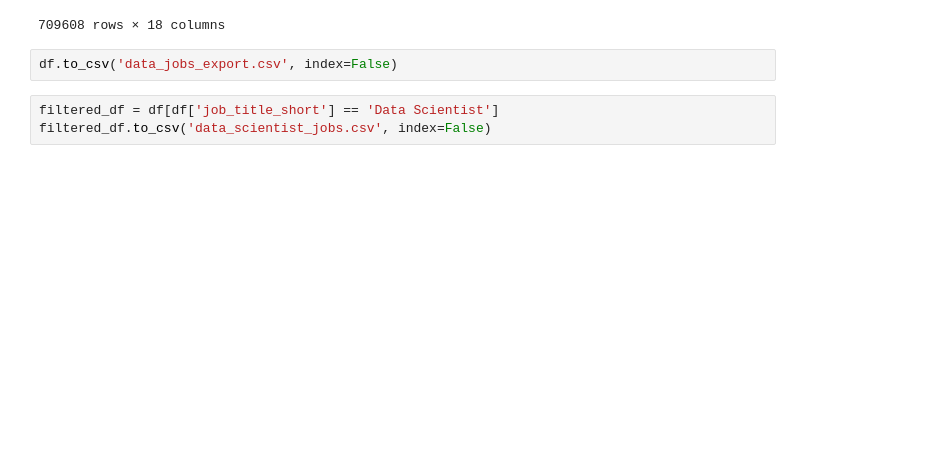
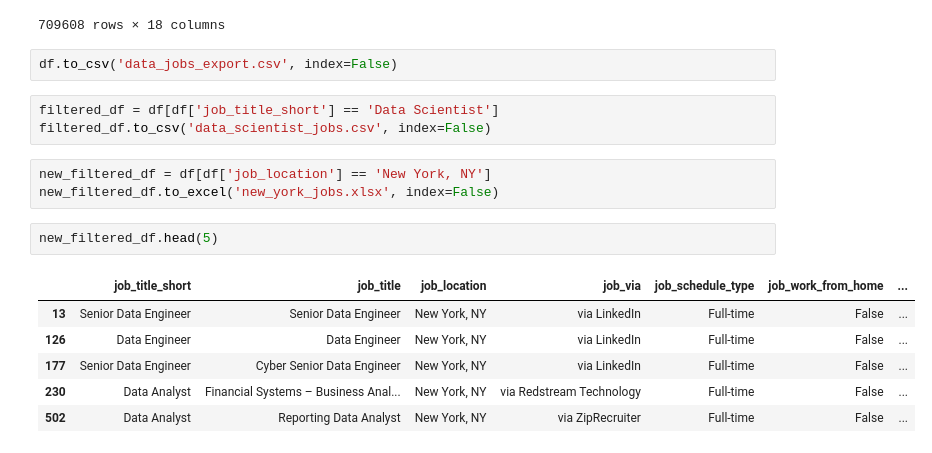
Before and after one commit to BindonWrathbite/Python-Data-Advanced, a Jupyter notebook: pandas_merge_concat_frames.ipynb, the cells around one changed output. Drawn from its saved outputs; the diff is of its cells as text; blank space fills up the shorter version.

Commit message:
exported new_york jobs to xlsx

```diff
--- a/pandas_merge_concat_frames.ipynb
+++ b/pandas_merge_concat_frames.ipynb
@@ -196,3 +196,15 @@ df.to_csv('data_jobs_export.csv', index=False)
 # %%
 filtered_df = df[df['job_title_short'] == 'Data Scientist']
 filtered_df.to_csv('data_scientist_jobs.csv', index=False)
+# %%
+new_filtered_df = df[df['job_location'] == 'New York, NY']
+new_filtered_df.to_excel('new_york_jobs.xlsx', index=False)
+# %%
+new_filtered_df.head(5)
+# %% [output]
+|  | job_title_short | job_title | job_location | job_via | job_schedule_type | job_work_from_home | ... |
+| 13 | Senior Data Engineer | Senior Data Engineer | New York, NY | via LinkedIn | Full-time | False | ... |
+| 126 | Data Engineer | Data Engineer | New York, NY | via LinkedIn | Full-time | False | ... |
+| 177 | Senior Data Engineer | Cyber Senior Data Engineer | New York, NY | via LinkedIn | Full-time | False | ... |
+| 230 | Data Analyst | Financial Systems – Business Anal... | New York, NY | via Redstream Technology | Full-time | False | ... |
+| 502 | Data Analyst | Reporting Data Analyst | New York, NY | via ZipRecruiter | Full-time | False | ... |
```
Also changed, not shown: 1 other file.
